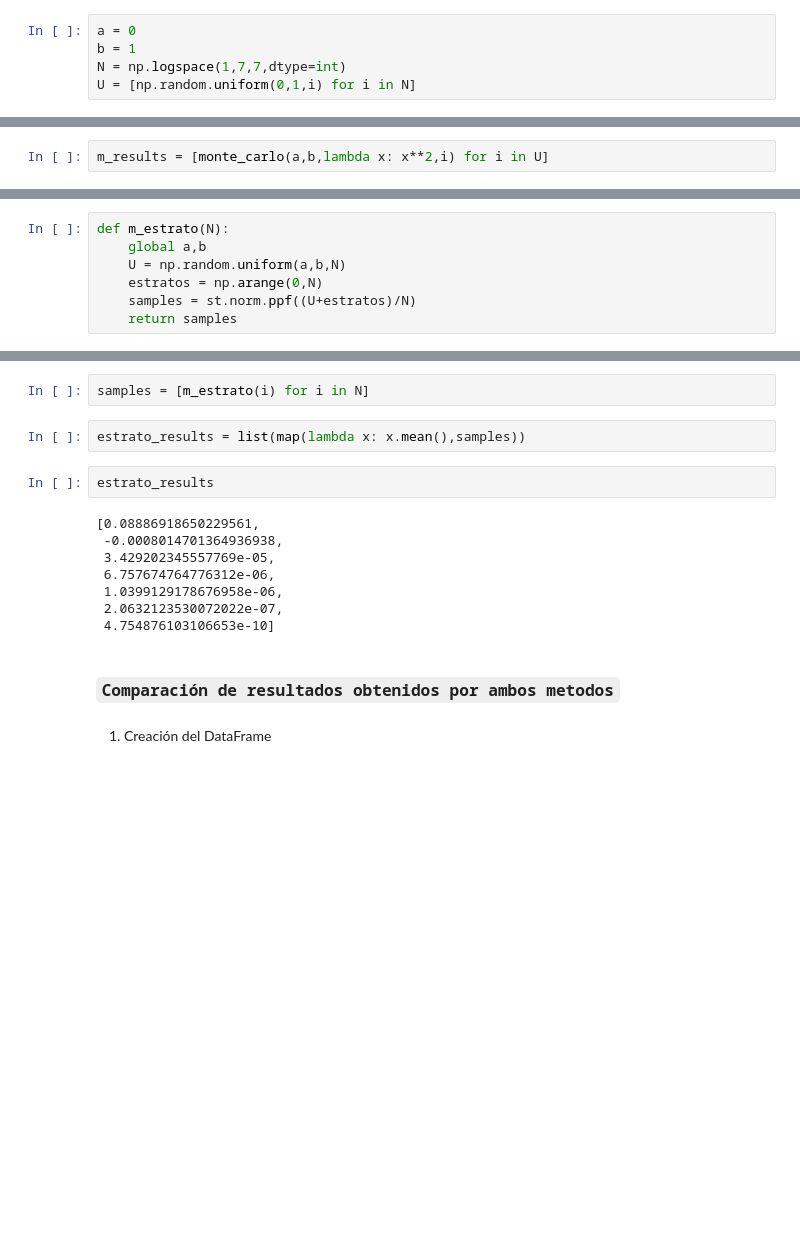
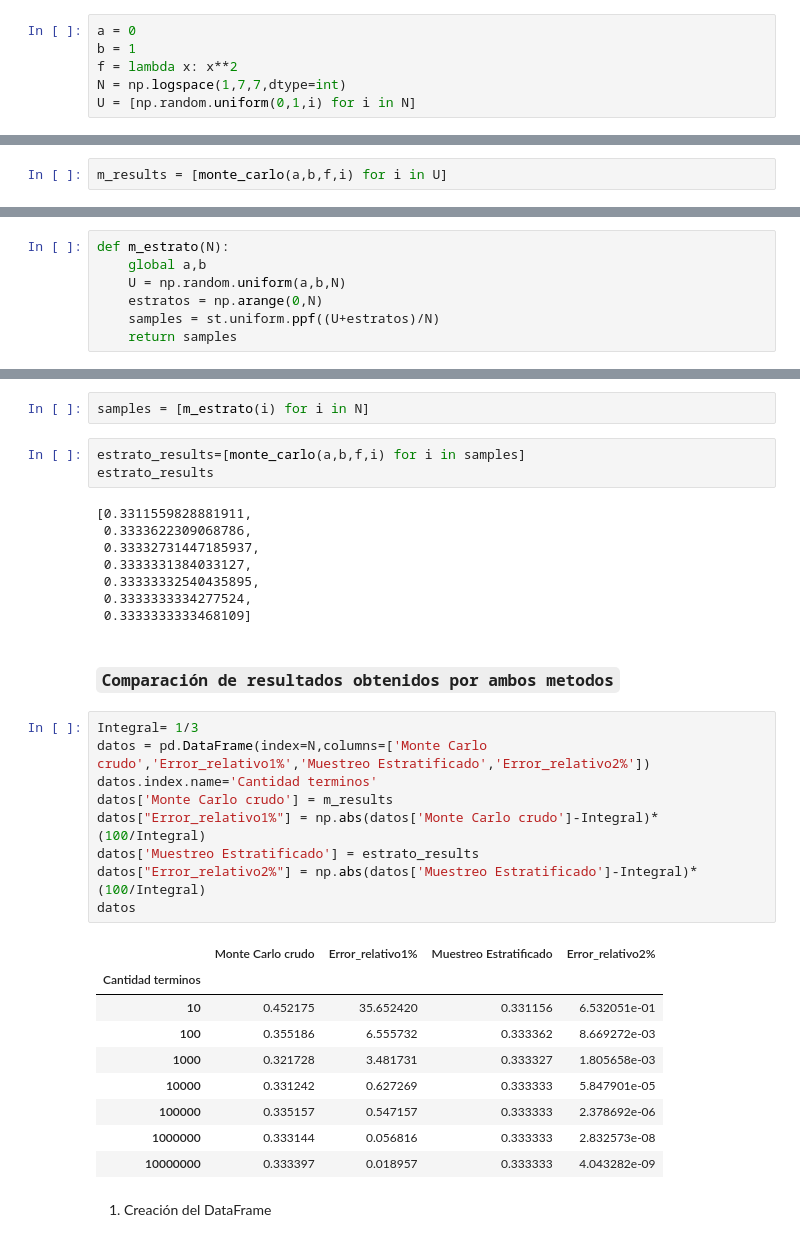
Before and after one commit to JuanPablo2019/Tarea7, a Jupyter notebook: Tarea7_SPF.ipynb, the cells around one changed output, grey strips where cells are left out. Cells and saved outputs as stored; diff of their text form; blank space fills up the shorter version.

```diff
--- a/Plantilla_Tareas_Tarea7.ipynb
+++ b/Tarea7_SPF.ipynb
@@ -55,12 +59,13 @@ def monte_carlo(a,b,f,u):
 # %%
 a = 0
 b = 1
+f = lambda x: x**2
 N = np.logspace(1,7,7,dtype=int)
 U = [np.random.uniform(0,1,i) for i in N]
 # %% [markdown]
 3. Se evalua iterativamente los N uniformemente definidos en el método monte carlo crudo.
 # %%
-m_results = [monte_carlo(a,b,lambda x: x**2,i) for i in U]
+m_results = [monte_carlo(a,b,f,i) for i in U]
 # %% [markdown]
 ### `Aproximación por medio de Muestreo Estratificado`
 # %% [markdown]
@@ -70,25 +75,43 @@ def m_estrato(N):
     global a,b
     U = np.random.uniform(a,b,N)
     estratos = np.arange(0,N)
-    samples = st.norm.ppf((U+estratos)/N)
+    samples = st.uniform.ppf((U+estratos)/N)
     return samples
 # %% [markdown]
 2. Se evaluan los valores uniformemente generados en la función.
 # %%
 samples = [m_estrato(i) for i in N]
-# %%
-estrato_results = list(map(lambda x: x.mean(),samples))
-# %%
-estrato_results
-# %% [output]
-[0.08886918650229561,
- -0.0008014701364936938,
- 3.429202345557769e-05,
- 6.757674764776312e-06,
- 1.0399129178676958e-06,
- 2.0632123530072022e-07,
- 4.754876103106653e-10]
+# %%
+estrato_results=[monte_carlo(a,b,f,i) for i in samples]
+estrato_results
+# %% [output]
+[0.3311559828881911,
+ 0.3333622309068786,
+ 0.33332731447185937,
+ 0.3333331384033127,
+ 0.33333332540435895,
+ 0.3333333334277524,
+ 0.3333333333468109]
 # %% [markdown]
 ### `Comparación de resultados obtenidos por ambos metodos`
+# %%
+Integral= 1/3
+datos = pd.DataFrame(index=N,columns=['Monte Carlo crudo','Error_relativo1%','Muestreo Estratificado','Error_relativo2%'])
+datos.index.name='Cantidad terminos'
+datos['Monte Carlo crudo'] = m_results
+datos["Error_relativo1%"] = np.abs(datos['Monte Carlo crudo']-Integral)*(100/Integral)
+datos['Muestreo Estratificado'] = estrato_results
+datos["Error_relativo2%"] = np.abs(datos['Muestreo Estratificado']-Integral)*(100/Integral)
+datos
+# %% [output]
+|  | Monte Carlo crudo | Error_relativo1% | Muestreo Estratificado | Error_relativo2% |
+| Cantidad terminos |  |  |  |  |
+| 10 | 0.452175 | 35.652420 | 0.331156 | 6.532051e-01 |
+| 100 | 0.355186 | 6.555732 | 0.333362 | 8.669272e-03 |
+| 1000 | 0.321728 | 3.481731 | 0.333327 | 1.805658e-03 |
+| 10000 | 0.331242 | 0.627269 | 0.333333 | 5.847901e-05 |
+| 100000 | 0.335157 | 0.547157 | 0.333333 | 2.378692e-06 |
+| 1000000 | 0.333144 | 0.056816 | 0.333333 | 2.832573e-08 |
+| 10000000 | 0.333397 | 0.018957 | 0.333333 | 4.043282e-09 |
 # %% [markdown]
 1. Creación del DataFrame
```
Also changed, not shown: parts of 3 cells of this notebook.
